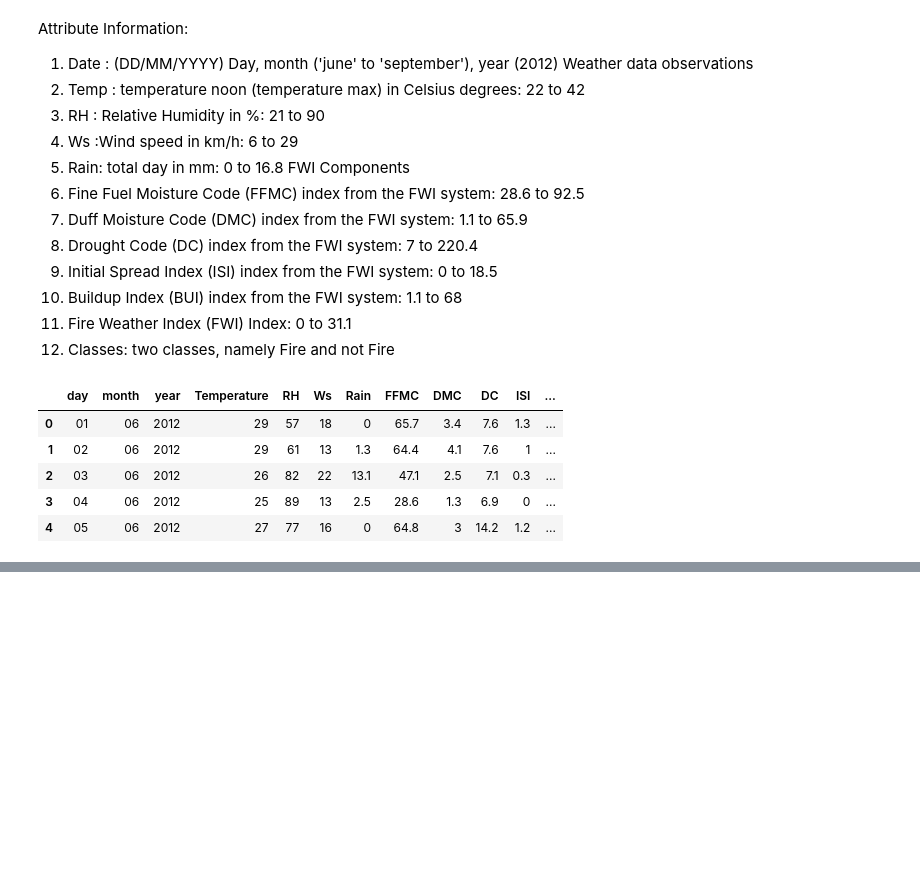
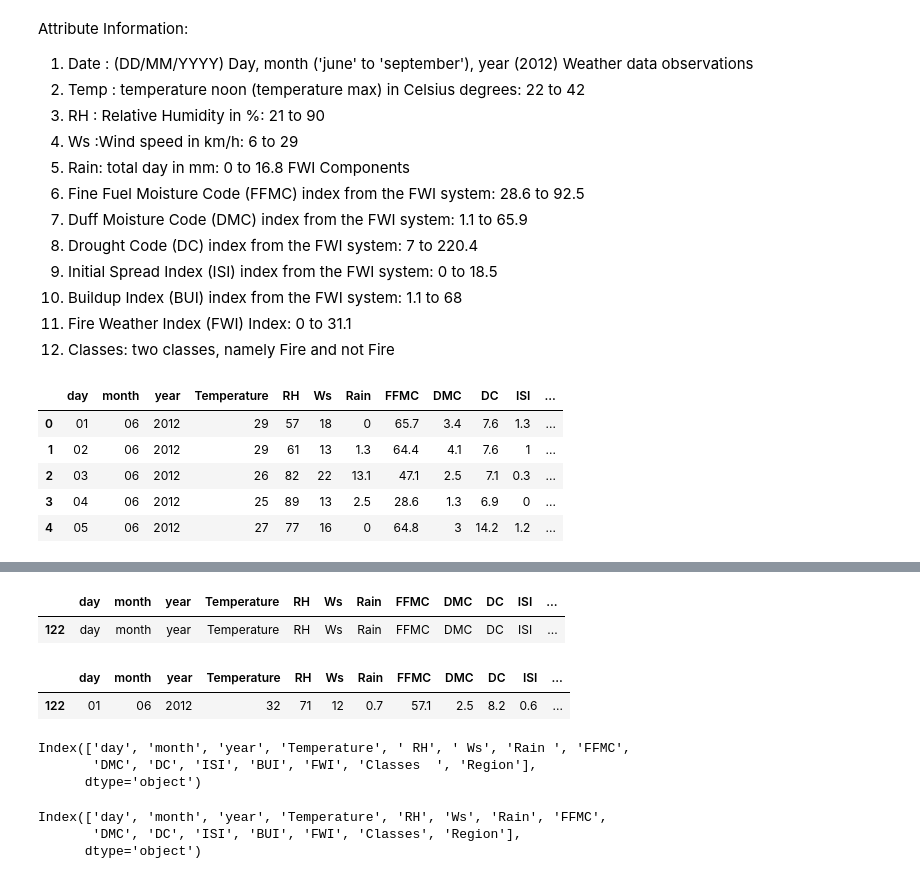
Before and after one commit to ganeshbgunjal/Projects, a Jupyter notebook: 1 Basic Linear Regression Project/1 Basic Regression Project from scratch.ipynb, the cells around one changed output, grey strips where cells are left out. Drawn from its saved outputs; the diff is of its cells as text; code cells hidden in the pictures; blank space fills up the shorter version.

```diff
--- a/1 Basic Linear Regression Project/1 Basic Regression Project from scratch.ipynb
+++ b/1 Basic Linear Regression Project/1 Basic Regression Project from scratch.ipynb
@@ -46,0 +81,3 @@ df.head()
+# %%
+df.loc[:122,'Region']=0
+df.loc[122:,'Region']=1
@@ -46,0 +113,2 @@ df.head()
+# %%
+df[['Region']]=  df[['Region']].astype(int)
@@ -46,0 +163,3 @@ df.head()
+# %%
+#removing null values
+df = df.dropna().reset_index(drop=True)
@@ -46,0 +194,5 @@ df.head()
+# %%
+df.iloc[[122]]
+# %% [output]
+|  | day | month | year | Temperature | RH | Ws | Rain | FFMC | DMC | DC | ISI | ... |
+| 122 | day | month | year | Temperature | RH | Ws | Rain | FFMC | DMC | DC | ISI | ... |
@@ -46,0 +202,18 @@ df.head()
+# %%
+df.iloc[[122]]   #old record deleted new record this value.
+# %% [output]
+|  | day | month | year | Temperature | RH | Ws | Rain | FFMC | DMC | DC | ISI | ... |
+| 122 | 01 | 06 | 2012 | 32 | 71 | 12 | 0.7 | 57.1 | 2.5 | 8.2 | 0.6 | ... |
+# %%
+df.columns
+# %% [output]
+Index(['day', 'month', 'year', 'Temperature', ' RH', ' Ws', 'Rain ', 'FFMC',
+       'DMC', 'DC', 'ISI', 'BUI', 'FWI', 'Classes  ', 'Region'],
+      dtype='object')
+# %%
+df.columns = df.columns.str.strip()
+df.columns    #extra space is removed.
+# %% [output]
+Index(['day', 'month', 'year', 'Temperature', 'RH', 'Ws', 'Rain', 'FFMC',
+       'DMC', 'DC', 'ISI', 'BUI', 'FWI', 'Classes', 'Region'],
+      dtype='object')
```
Also changed, not shown: parts of 19 cells of this notebook.
